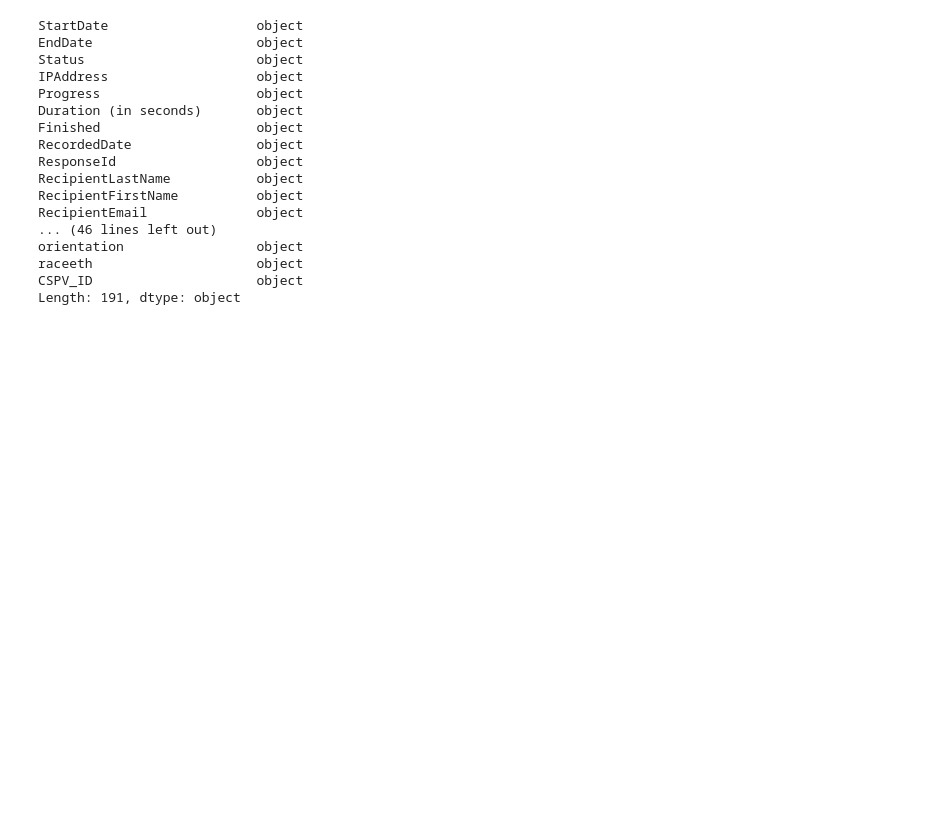
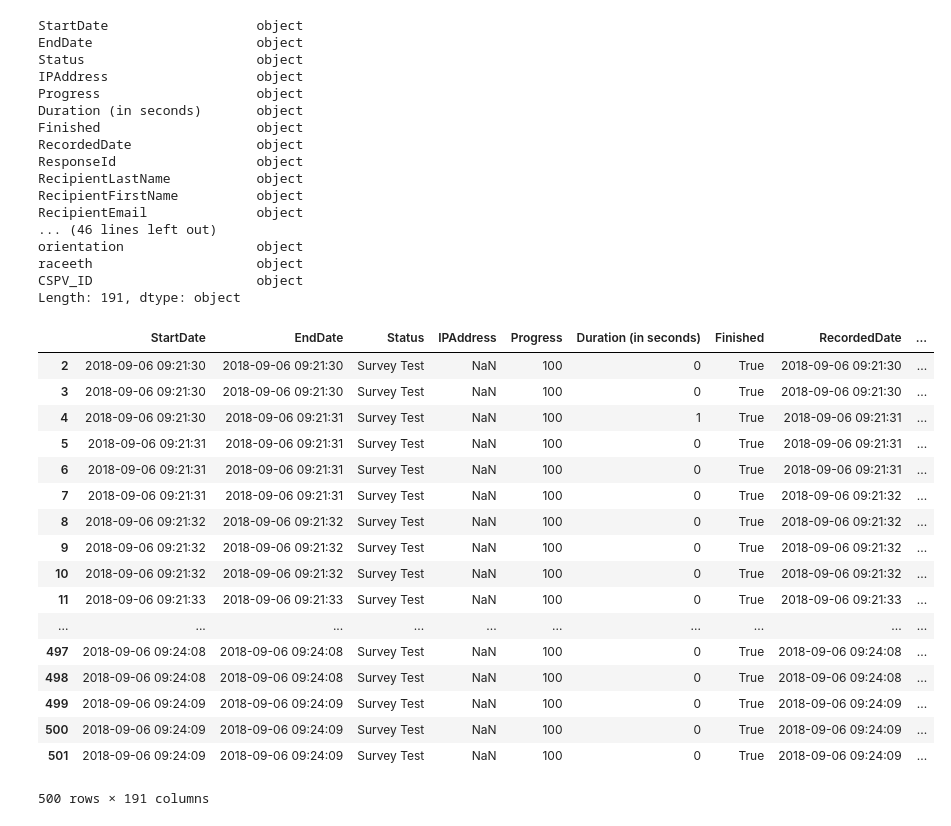
Before and after one commit to Kerstimcgee/DataVis-Concept-CU, a Jupyter notebook: QualtricsData.ipynb, the cells around one changed output. Cells and saved outputs as stored; diff of their text form; code cells hidden in the pictures; blank space fills up the shorter version.

```diff
--- a/QualtricsData.ipynb
+++ b/QualtricsData.ipynb
@@ -81 +79,23 @@ Length: 191, dtype: object
+# %%
+dataSet = df.loc[2:502]
+dataSet
+# %% [output]
+|  | StartDate | EndDate | Status | IPAddress | Progress | Duration (in seconds) | Finished | RecordedDate | ... |
+| 2 | 2018-09-06 09:21:30 | 2018-09-06 09:21:30 | Survey Test | NaN | 100 | 0 | True | 2018-09-06 09:21:30 | ... |
+| 3 | 2018-09-06 09:21:30 | 2018-09-06 09:21:30 | Survey Test | NaN | 100 | 0 | True | 2018-09-06 09:21:30 | ... |
+| 4 | 2018-09-06 09:21:30 | 2018-09-06 09:21:31 | Survey Test | NaN | 100 | 1 | True | 2018-09-06 09:21:31 | ... |
+| 5 | 2018-09-06 09:21:31 | 2018-09-06 09:21:31 | Survey Test | NaN | 100 | 0 | True | 2018-09-06 09:21:31 | ... |
+| 6 | 2018-09-06 09:21:31 | 2018-09-06 09:21:31 | Survey Test | NaN | 100 | 0 | True | 2018-09-06 09:21:31 | ... |
+| 7 | 2018-09-06 09:21:31 | 2018-09-06 09:21:31 | Survey Test | NaN | 100 | 0 | True | 2018-09-06 09:21:32 | ... |
+| 8 | 2018-09-06 09:21:32 | 2018-09-06 09:21:32 | Survey Test | NaN | 100 | 0 | True | 2018-09-06 09:21:32 | ... |
+| 9 | 2018-09-06 09:21:32 | 2018-09-06 09:21:32 | Survey Test | NaN | 100 | 0 | True | 2018-09-06 09:21:32 | ... |
+| 10 | 2018-09-06 09:21:32 | 2018-09-06 09:21:32 | Survey Test | NaN | 100 | 0 | True | 2018-09-06 09:21:32 | ... |
+| 11 | 2018-09-06 09:21:33 | 2018-09-06 09:21:33 | Survey Test | NaN | 100 | 0 | True | 2018-09-06 09:21:33 | ... |
+| ... | ... | ... | ... | ... | ... | ... | ... | ... | ... |
+| 497 | 2018-09-06 09:24:08 | 2018-09-06 09:24:08 | Survey Test | NaN | 100 | 0 | True | 2018-09-06 09:24:08 | ... |
+| 498 | 2018-09-06 09:24:08 | 2018-09-06 09:24:08 | Survey Test | NaN | 100 | 0 | True | 2018-09-06 09:24:08 | ... |
+| 499 | 2018-09-06 09:24:09 | 2018-09-06 09:24:09 | Survey Test | NaN | 100 | 0 | True | 2018-09-06 09:24:09 | ... |
+| 500 | 2018-09-06 09:24:09 | 2018-09-06 09:24:09 | Survey Test | NaN | 100 | 0 | True | 2018-09-06 09:24:09 | ... |
+| 501 | 2018-09-06 09:24:09 | 2018-09-06 09:24:09 | Survey Test | NaN | 100 | 0 | True | 2018-09-06 09:24:09 | ... |
+500 rows × 191 columns
 # %%
```
Also changed, not shown: parts of 11 cells of this notebook, 6 other files.
